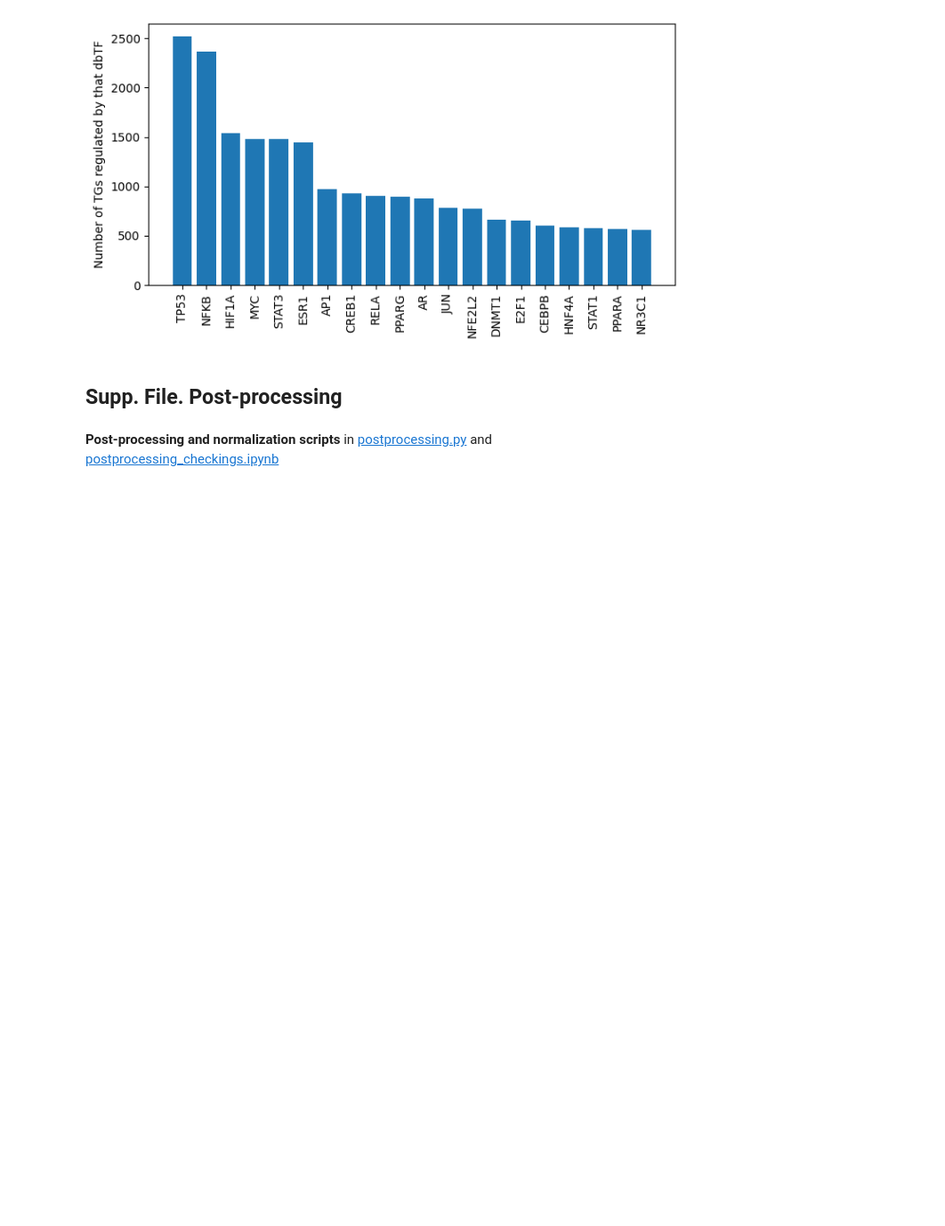
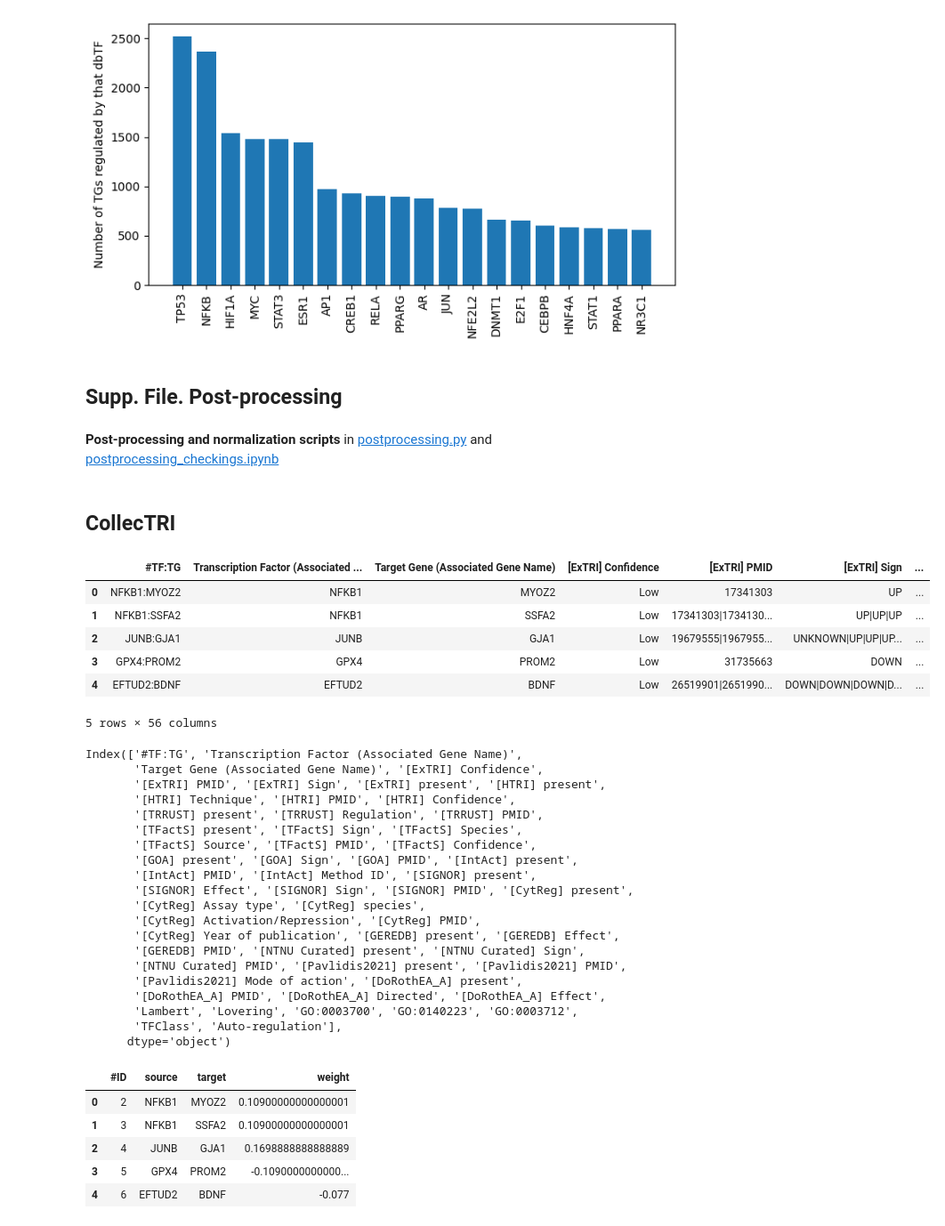
Before and after one commit to Rbbt-Workflows/ExTRI2, a Jupyter notebook: analysis/repo_to_paper.ipynb, the cells around one changed output. Shown at 89% size. Drawn from its saved outputs; the diff is of its cells as text; code cells hidden in the pictures; blank space fills up the shorter version.

```diff
--- a/analysis/repo_to_paper.ipynb
+++ b/analysis/repo_to_paper.ipynb
@@ -166,0 +203,6 @@ Removed 3422 (0.41%) rows with no TF type (835622 -> 832200)
+# %%
+# SHOW THE DATASETS
+pd.set_option("max_colwidth", 100)
+display(ExTRI2_df.head(1))
+display(validated_df.head(1))
+pd.set_option("max_colwidth", 20)
@@ -1247,3 +1267,46 @@ Number of retrieved human dbTFs
 ## Supp. File. Post-processing
 # %% [markdown]
 **Post-processing and normalization scripts** in [postprocessing.py](../scripts/postprocessing/postprocessing.py) and [postprocessing_checkings.ipynb](../scripts/postprocessing/postprocessing_checkings.ipynb)
+# %% [markdown]
+## CollecTRI
+# %%
+collectri = pd.read_csv("../data/paper_tables/CollecTRI2.tsv.gz", sep='\t', dtype="str", skiprows=1)
+collectri_regulome = pd.read_csv("../data/paper_tables/CollecTRI2-regulome.tsv.gz", sep='\t', dtype="str", skiprows=1)
+# %%
+display(collectri.head())
+display(collectri.columns)
+display(collectri_regulome.head())
+# %% [output]
+|  | #TF:TG | Transcription Factor (Associated ... | Target Gene (Associated Gene Name) | [ExTRI] Confidence | [ExTRI] PMID | [ExTRI] Sign | ... |
+| 0 | NFKB1:MYOZ2 | NFKB1 | MYOZ2 | Low | 17341303 | UP | ... |
+| 1 | NFKB1:SSFA2 | NFKB1 | SSFA2 | Low | 17341303|1734130... | UP|UP|UP | ... |
+| 2 | JUNB:GJA1 | JUNB | GJA1 | Low | 19679555|1967955... | UNKNOWN|UP|UP|UP... | ... |
+| 3 | GPX4:PROM2 | GPX4 | PROM2 | Low | 31735663 | DOWN | ... |
+| 4 | EFTUD2:BDNF | EFTUD2 | BDNF | Low | 26519901|2651990... | DOWN|DOWN|DOWN|D... | ... |
+5 rows × 56 columns
+Index(['#TF:TG', 'Transcription Factor (Associated Gene Name)',
+       'Target Gene (Associated Gene Name)', '[ExTRI] Confidence',
+       '[ExTRI] PMID', '[ExTRI] Sign', '[ExTRI] present', '[HTRI] present',
+       '[HTRI] Technique', '[HTRI] PMID', '[HTRI] Confidence',
+       '[TRRUST] present', '[TRRUST] Regulation', '[TRRUST] PMID',
+       '[TFactS] present', '[TFactS] Sign', '[TFactS] Species',
+       '[TFactS] Source', '[TFactS] PMID', '[TFactS] Confidence',
+       '[GOA] present', '[GOA] Sign', '[GOA] PMID', '[IntAct] present',
+       '[IntAct] PMID', '[IntAct] Method ID', '[SIGNOR] present',
+       '[SIGNOR] Effect', '[SIGNOR] Sign', '[SIGNOR] PMID', '[CytReg] present',
+       '[CytReg] Assay type', '[CytReg] species',
+       '[CytReg] Activation/Repression', '[CytReg] PMID',
+       '[CytReg] Year of publication', '[GEREDB] present', '[GEREDB] Effect',
+       '[GEREDB] PMID', '[NTNU Curated] present', '[NTNU Curated] Sign',
+       '[NTNU Curated] PMID', '[Pavlidis2021] present', '[Pavlidis2021] PMID',
+       '[Pavlidis2021] Mode of action', '[DoRothEA_A] present',
+       '[DoRothEA_A] PMID', '[DoRothEA_A] Directed', '[DoRothEA_A] Effect',
+       'Lambert', 'Lovering', 'GO:0003700', 'GO:0140223', 'GO:0003712',
+       'TFClass', 'Auto-regulation'],
+      dtype='object')
+|  | #ID | source | target | weight |
+| 0 | 2 | NFKB1 | MYOZ2 | 0.10900000000000001 |
+| 1 | 3 | NFKB1 | SSFA2 | 0.10900000000000001 |
+| 2 | 4 | JUNB | GJA1 | 0.1698888888888889 |
+| 3 | 5 | GPX4 | PROM2 | -0.1090000000000... |
+| 4 | 6 | EFTUD2 | BDNF | -0.077 |
```
Also changed, not shown: parts of 9 cells of this notebook, 8 other files.
